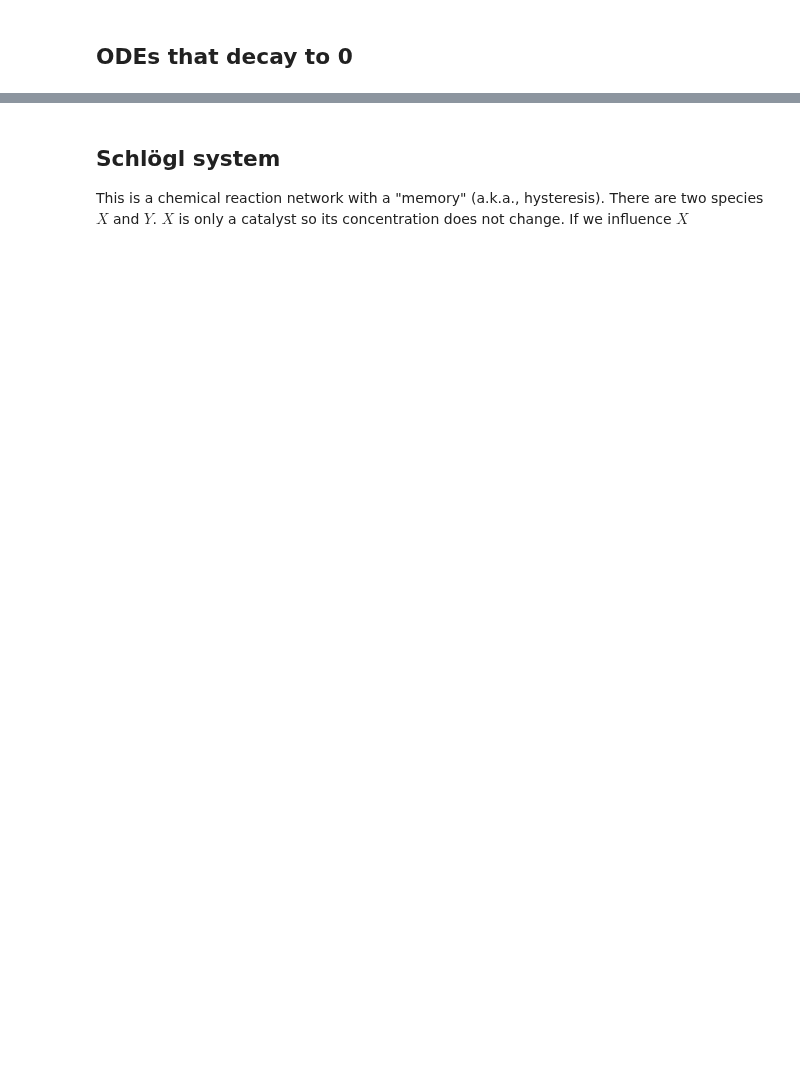
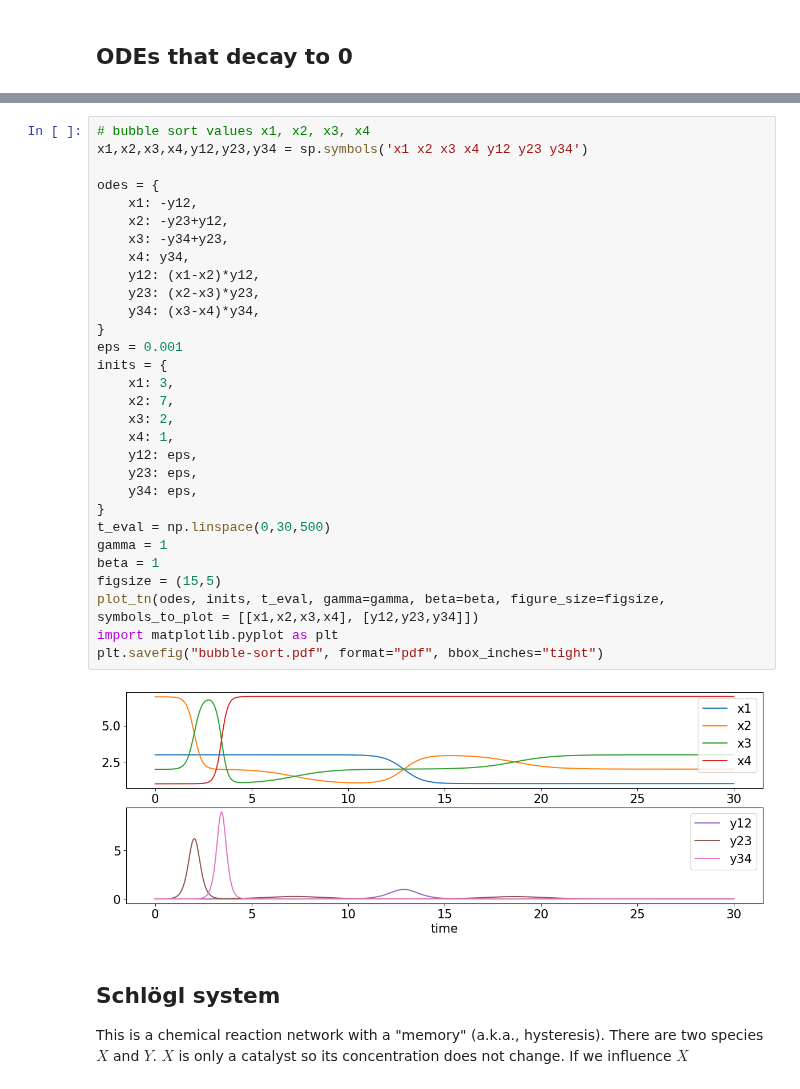
Before and after one commit to UC-Davis-molecular-computing/ode2tn, a Jupyter notebook: notebook.ipynb, the cells around one changed output, grey strips where cells are left out. Drawn from its saved outputs; the diff is of its cells as text; blank space fills up the shorter version.

```diff
--- a/notebook.ipynb
+++ b/notebook.ipynb
@@ -134,3 +140,35 @@ tn_ratios={x: x_t/x_b}
+# %%
+# bubble sort values x1, x2, x3, x4
+x1,x2,x3,x4,y12,y23,y34 = sp.symbols('x1 x2 x3 x4 y12 y23 y34')
+
+odes = {
+    x1: -y12,
+    x2: -y23+y12,
+    x3: -y34+y23,
+    x4: y34,
+    y12: (x1-x2)*y12,
+    y23: (x2-x3)*y23,
+    y34: (x3-x4)*y34,
+}
+eps = 0.001
+inits = {
+    x1: 3,
+    x2: 7,
+    x3: 2,
+    x4: 1,
+    y12: eps,
+    y23: eps,
+    y34: eps,
+}
+t_eval = np.linspace(0,30,500)
+gamma = 1
+beta = 1
+figsize = (15,5)
+plot_tn(odes, inits, t_eval, gamma=gamma, beta=beta, figure_size=figsize, symbols_to_plot = [[x1,x2,x3,x4], [y12,y23,y34]])
+import matplotlib.pyplot as plt
+plt.savefig("bubble-sort.pdf", format="pdf", bbox_inches="tight")
+# %% [output]
+[figure, added]
 # %% [markdown]
 ## Schlögl system
 
```
Also changed, not shown: parts of 6 cells of this notebook, 1 other file.
